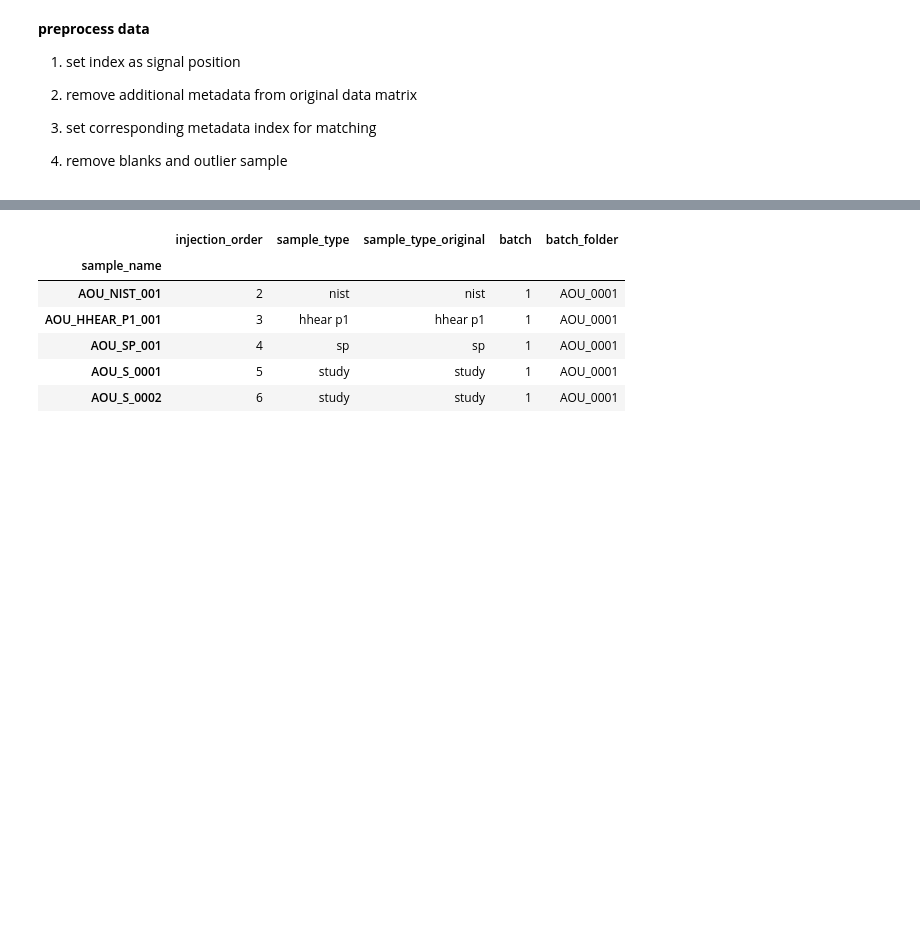
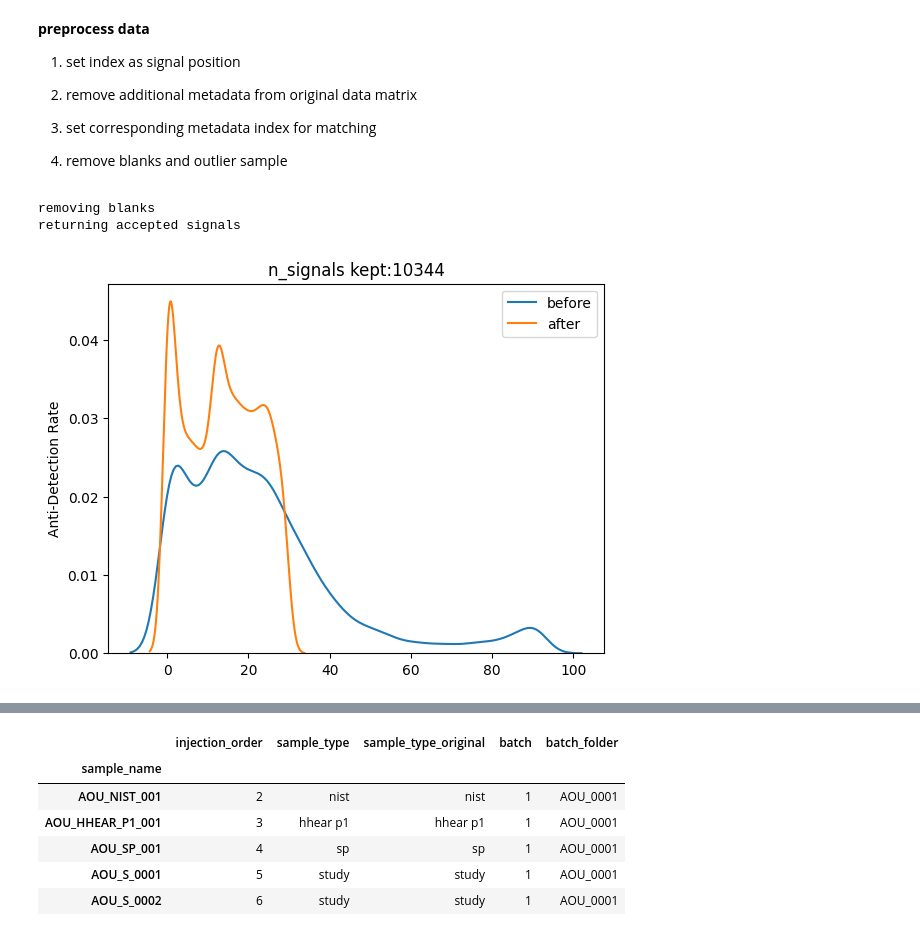
Before and after one commit to JulianAileru/batch-effect-correction-algorithms, a Jupyter notebook: Testing.ipynb, the cells around one changed output, grey strips where cells are left out. Cells and saved outputs as stored; diff of their text form; code cells hidden in the pictures; blank space fills up the shorter version.

```diff
--- a/Testing.ipynb
+++ b/Testing.ipynb
@@ -22,10 +22,16 @@ from sklearn.model_selection import GridSearchCV
 # %%
 D = pd.read_csv("Data/2-peak_area_after_filling_missing_values.csv").set_index("position").drop(columns=['mz','rt','name']).T
 M = pd.read_csv("Data/sample_metadata_all_batches.csv").set_index("sample_name")
 D = D[~D.index.str.contains("_B_")]
 M = M[~M.index.str.contains("_B_")]
 D = D.drop(index='AOU_S_0104')
 M = M.drop(index='AOU_S_0104')
+D = D[detection(D).index]
+D = TIC(D,scale=True)
+# %% [output]
+removing blanks
+returning accepted signals
+[figure, added]
 # %%
 D.head()
 # %% [output]
```
Also changed, not shown: parts of 6 cells of this notebook, 5 other files.
